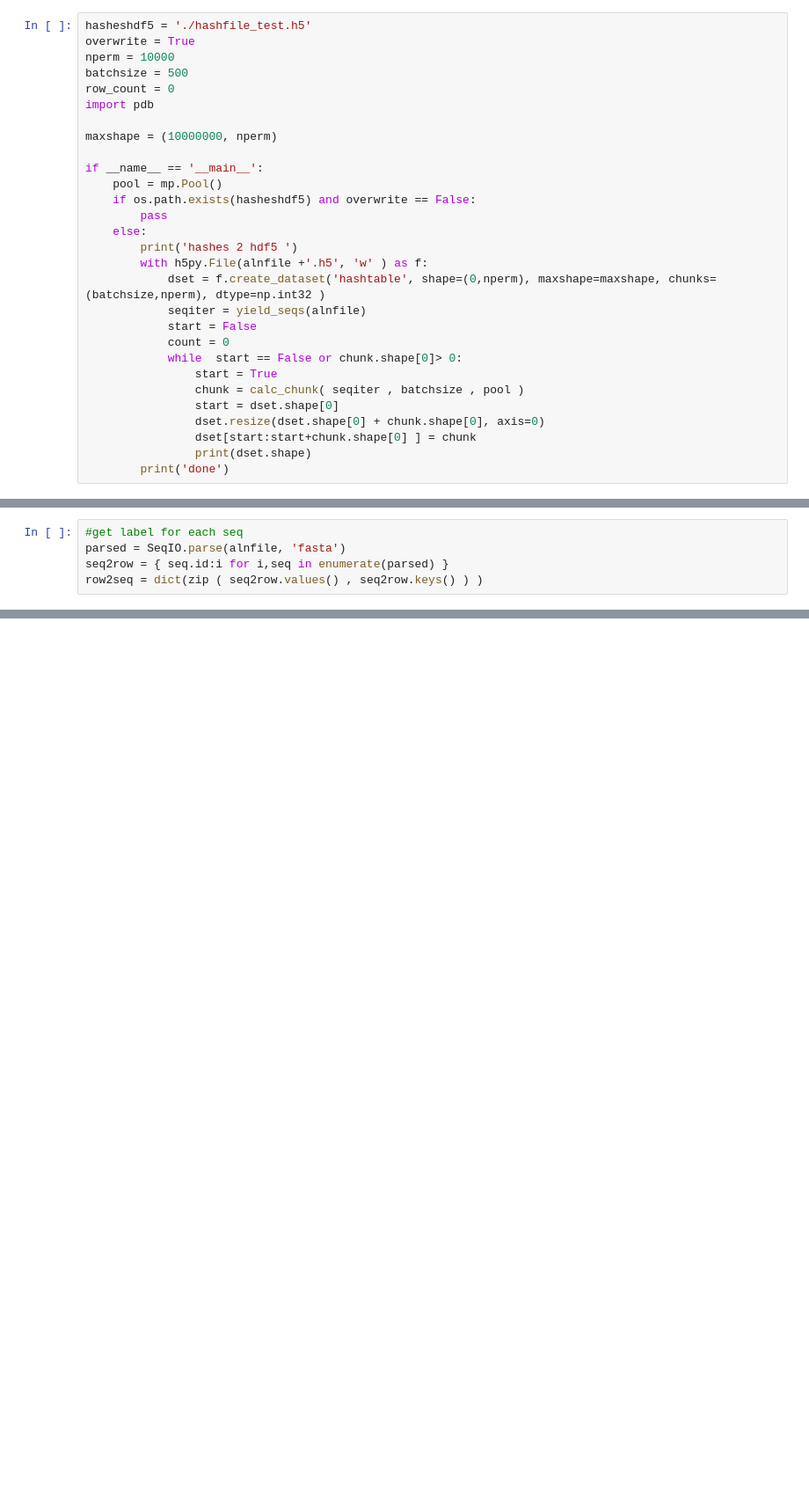
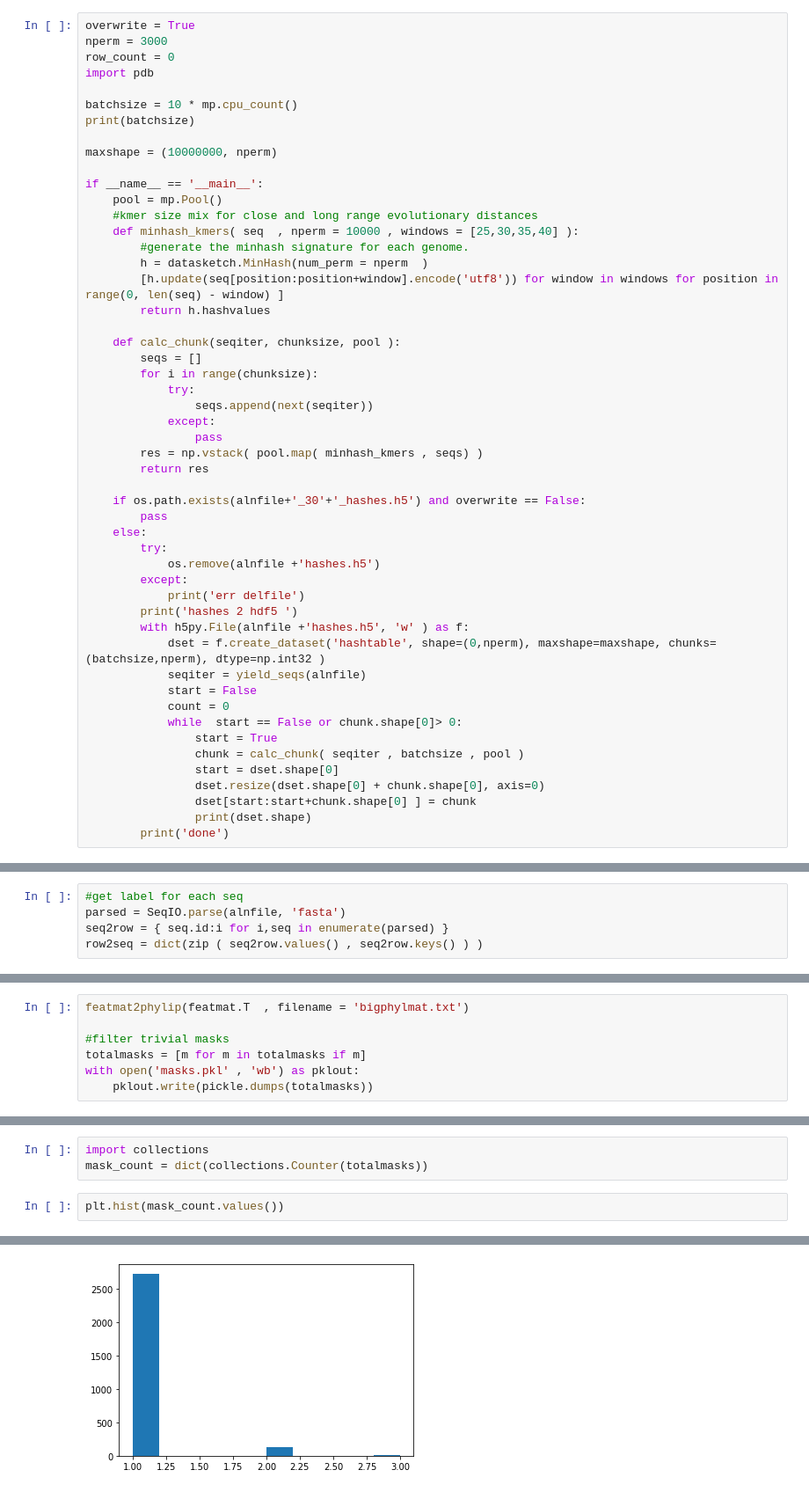
Before and after one commit to cactuskid/hashtree, a Jupyter notebook: datasketchtree.ipynb, the cells around one changed output, grey strips where cells are left out. Shown at 88% size. Cells and saved outputs as stored; diff of their text form; blank space fills up the shorter version.

```diff
--- a/datasketchtree.ipynb
+++ b/datasketchtree.ipynb
@@ -618,20 +204,42 @@ nnnnnnnnnnnnnnnnnnnnnnnnnnnnnnnnnnnnnnnnnnnnnnnnnnnnnnngatctgttctctaaacgaactttaa
 # %%
-hasheshdf5 = './hashfile_test.h5'
 overwrite = True
-nperm = 10000
-batchsize = 500
+nperm = 3000
 row_count = 0
 import pdb
+
+batchsize = 10 * mp.cpu_count()
+print(batchsize)
 
 maxshape = (10000000, nperm)
 
 if __name__ == '__main__':
     pool = mp.Pool()
-    if os.path.exists(hasheshdf5) and overwrite == False:
+    #kmer size mix for close and long range evolutionary distances
+    def minhash_kmers( seq  , nperm = 10000 , windows = [25,30,35,40] ):
+        #generate the minhash signature for each genome.
+        h = datasketch.MinHash(num_perm = nperm  )
+        [h.update(seq[position:position+window].encode('utf8')) for window in windows for position in range(0, len(seq) - window) ]
+        return h.hashvalues
+
+    def calc_chunk(seqiter, chunksize, pool ):
+        seqs = []
+        for i in range(chunksize):
+            try:
+                seqs.append(next(seqiter))
+            except:
+                pass
+        res = np.vstack( pool.map( minhash_kmers , seqs) )
+        return res
+
+    if os.path.exists(alnfile+'_30'+'_hashes.h5') and overwrite == False:
         pass
     else:
+        try:
+            os.remove(alnfile +'hashes.h5')
+        except:
+            print('err delfile')
         print('hashes 2 hdf5 ')
-        with h5py.File(alnfile +'.h5', 'w' ) as f:
+        with h5py.File(alnfile +'hashes.h5', 'w' ) as f:
             dset = f.create_dataset('hashtable', shape=(0,nperm), maxshape=maxshape, chunks=(batchsize,nperm), dtype=np.int32 )
             seqiter = yield_seqs(alnfile)
             start = False
@@ -725,0 +439,7 @@ if create_masks == True:
+# %%
+featmat2phylip(featmat.T  , filename = 'bigphylmat.txt')
+
+#filter trivial masks
+totalmasks = [m for m in totalmasks if m]
+with open('masks.pkl' , 'wb') as pklout:
+    pklout.write(pickle.dumps(totalmasks))
@@ -725,0 +456,6 @@ if create_masks == True:
+# %%
+import collections
+mask_count = dict(collections.Counter(totalmasks))
+# %%
+plt.hist(mask_count.values())
+# %% [output]
@@ -725,0 +466 @@ if create_masks == True:
+[figure, added]
```
Also changed, not shown: parts of 30 cells of this notebook.
